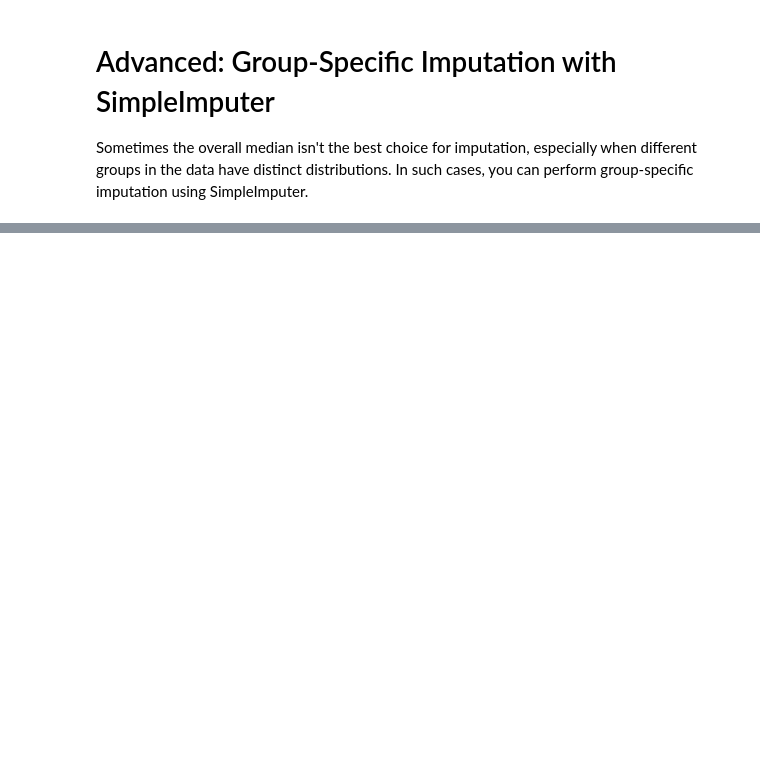
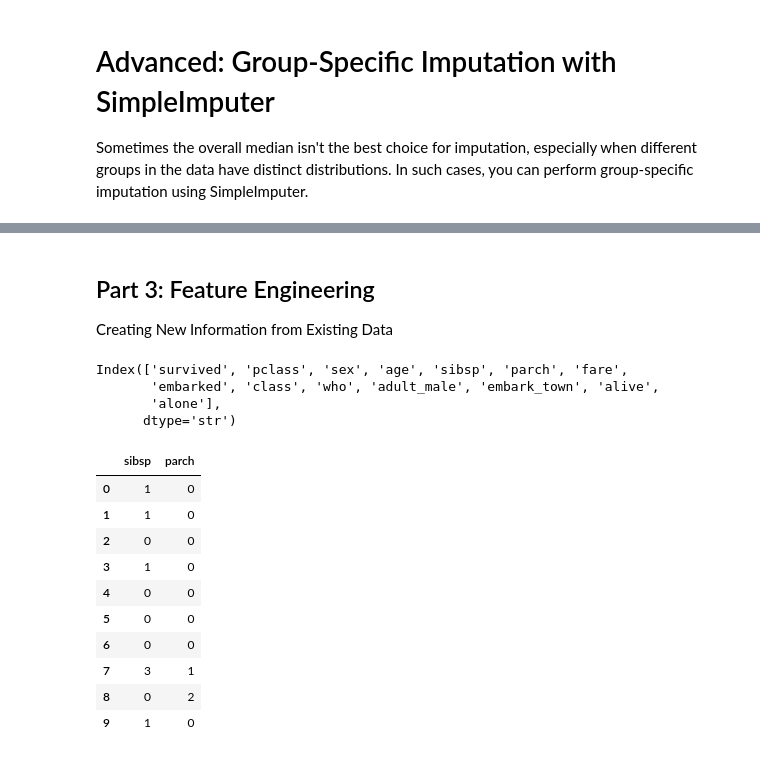
Before and after one commit to damanadidier/DI_Bootcamp, a Jupyter notebook: Week2/Day3/preprocessing.ipynb, the cells around one changed output, grey strips where cells are left out. Cells and saved outputs as stored; diff of their text form; code cells hidden in the pictures; blank space fills up the shorter version.

```diff
--- a/Week2/Day3/preprocessing.ipynb
+++ b/Week2/Day3/preprocessing.ipynb
@@ -192,9 +183,10 @@ missing_df[missing_df['Missing Count'] > 0]
 # === STEP 2a: DROP SPARSE COLUMNS ===
 # Drop columns with more than 50% missing values
 # Drop 'deck' column (77% missing)
-print(f"Number of columns before dropping sparse columns: {len(clean_data.columns)}")
-clean_data_with_column_removed = clean_data.drop(columns=['deck'])
-print(f"Number of columns after dropping sparse columns: {len(clean_data_with_column_removed.columns)}")
+import pandas as pd
+print(f"Number of columns before dropping sparse columns: {len(df.columns)}")
+df = df.drop(columns=['deck'])
+print(f"Number of columns after dropping sparse columns: {len(df.columns)}")
 # %% [output]
 Number of columns before dropping sparse columns: 15
 Number of columns after dropping sparse columns: 14
@@ -245,11 +237,11 @@ from sklearn.impute import SimpleImputer
 # Create SimpleImputer with strategy='median' for 'age' column
 age_imputer = SimpleImputer(strategy='median')
 # Fit and transform the 'age' column
-clean_data_with_column_removed['age'] = age_imputer.fit_transform(clean_data_with_column_removed[['age']])
+df['age'] = age_imputer.fit_transform(df[['age']])
 # CHECK IMPUTER.STATISTICS_ - this shows the median value used for imputation
 print(f"Median age used for imputation: {age_imputer.statistics_[0]}")
 # Verify that there are no more missing values in 'age'.
-print(f"Missing values in 'age' after imputation: {clean_data_with_column_removed['age'].isnull().sum()}")
+print(f"Missing values in 'age' after imputation: {df['age'].isnull().sum()}")
 # %% [output]
 Median age used for imputation: 28.25
 Missing values in 'age' after imputation: 0
@@ -258,0 +299,13 @@ Sometimes the overall median isn't the best choice for imputation, especially wh
+# %%
+# === STEP 2c: FILL CATEGORICAL COLUMNS ===
+# Fill embarked and embark_town with mode (most common value)
+# df['col'].mode()[0] gives most frequent value
+
+print(f"Embarked missing before: {df['embarked'].isnull().sum()}")
+print(f"Embarked Town missing before: {df['embark_town'].isnull().sum()}")
+
+df['embarked'] = df['embarked'].fillna(df['embarked'].mode()[0])
+df['embark_town'] = df['embark_town'].fillna(df['embark_town'].mode()[0])
+
+print(f"Embarked missing before: {df['embarked'].isnull().sum()}")
+print(f"Embarked Town missing before: {df['embark_town'].isnull().sum()}")
@@ -258,0 +348,27 @@ Sometimes the overall median isn't the best choice for imputation, especially wh
+# %% [markdown]
+## Part 3: Feature Engineering
+Creating New Information from Existing Data
+# %%
+df.columns
+# %% [output]
+Index(['survived', 'pclass', 'sex', 'age', 'sibsp', 'parch', 'fare',
+       'embarked', 'class', 'who', 'adult_male', 'embark_town', 'alive',
+       'alone'],
+      dtype='str')
+# %%
+# === STEP 3: FEATURE ENGINEERING ===
+# Look at family columns: sibsp (siblings/spouses) and parch (parents/children)
+# Create new feature 'family_size' = sibsp + parch + 1 (include self)
+df[['sibsp', 'parch']].head(10)
+# %% [output]
+|  | sibsp | parch |
+| 0 | 1 | 0 |
+| 1 | 1 | 0 |
+| 2 | 0 | 0 |
+| 3 | 1 | 0 |
+| 4 | 0 | 0 |
+| 5 | 0 | 0 |
+| 6 | 0 | 0 |
+| 7 | 3 | 1 |
+| 8 | 0 | 2 |
+| 9 | 1 | 0 |
```
Also changed, not shown: parts of 33 cells of this notebook.
